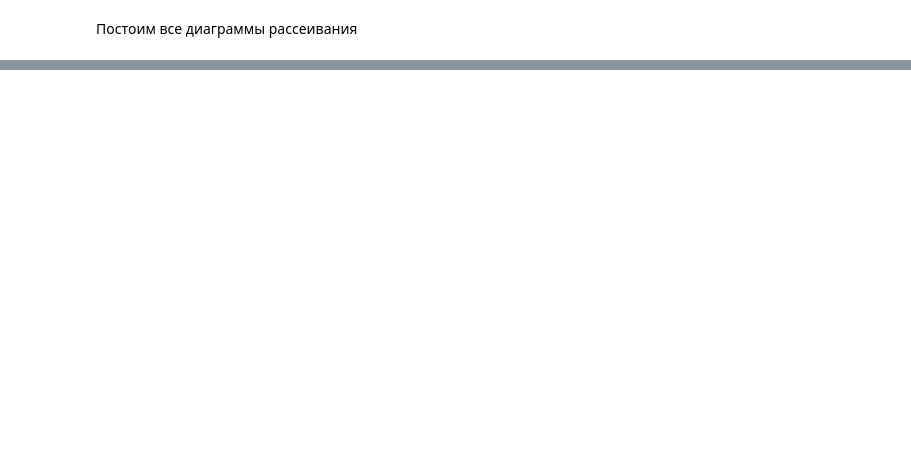
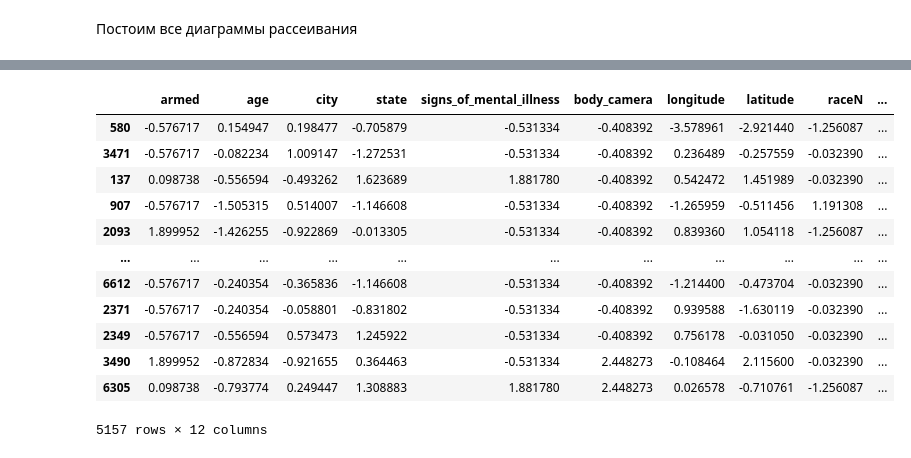
Before and after one commit to AiLoveX/M_learning2023, a Jupyter notebook: 👮‍♂️US_Police_Shootings_from_2015_Sep_2022.ipynb, the cells around one changed output, grey strips where cells are left out. Drawn from its saved outputs; the diff is of its cells as text; code cells hidden in the pictures; blank space fills up the shorter version.

```diff
--- a/👮‍♂️US_Police_Shootings_from_2015_Sep_2022.ipynb
+++ b/👮‍♂️US_Police_Shootings_from_2015_Sep_2022.ipynb
@@ -569,0 +586,5 @@ pass
+# %%
+x=data.drop("Sex",axis=1)
+y=data.Sex
+data = data.drop('Sex',axis=1)
+data.head(20)
@@ -569,0 +611,4 @@ pass
+# %%
+normalized = x - x.mean(axis=0)
+normalized = normalized / x.std(axis=0)
+normalized.head(5)
@@ -569,0 +644,20 @@ pass
+# %%
+X_train, X_test, y_train, y_test = train_test_split(normalized, y,
+                                                    test_size=0.25,
+                                                    random_state=43)
+# %%
+X_train
+# %% [output]
+|  | armed | age | city | state | signs_of_mental_illness | body_camera | longitude | latitude | raceN | ... |
+| 580 | -0.576717 | 0.154947 | 0.198477 | -0.705879 | -0.531334 | -0.408392 | -3.578961 | -2.921440 | -1.256087 | ... |
+| 3471 | -0.576717 | -0.082234 | 1.009147 | -1.272531 | -0.531334 | -0.408392 | 0.236489 | -0.257559 | -0.032390 | ... |
+| 137 | 0.098738 | -0.556594 | -0.493262 | 1.623689 | 1.881780 | -0.408392 | 0.542472 | 1.451989 | -0.032390 | ... |
+| 907 | -0.576717 | -1.505315 | 0.514007 | -1.146608 | -0.531334 | -0.408392 | -1.265959 | -0.511456 | 1.191308 | ... |
+| 2093 | 1.899952 | -1.426255 | -0.922869 | -0.013305 | -0.531334 | -0.408392 | 0.839360 | 1.054118 | -1.256087 | ... |
+| ... | ... | ... | ... | ... | ... | ... | ... | ... | ... | ... |
+| 6612 | -0.576717 | -0.240354 | -0.365836 | -1.146608 | -0.531334 | -0.408392 | -1.214400 | -0.473704 | -0.032390 | ... |
+| 2371 | -0.576717 | -0.240354 | -0.058801 | -0.831802 | -0.531334 | -0.408392 | 0.939588 | -1.630119 | -0.032390 | ... |
+| 2349 | -0.576717 | -0.556594 | 0.573473 | 1.245922 | -0.531334 | -0.408392 | 0.756178 | -0.031050 | -0.032390 | ... |
+| 3490 | 1.899952 | -0.872834 | -0.921655 | 0.364463 | -0.531334 | 2.448273 | -0.108464 | 2.115600 | -0.032390 | ... |
+| 6305 | 0.098738 | -0.793774 | 0.249447 | 1.308883 | 1.881780 | 2.448273 | 0.026578 | -0.710761 | -1.256087 | ... |
+5157 rows × 12 columns
```
Also changed, not shown: parts of 45 cells of this notebook.
